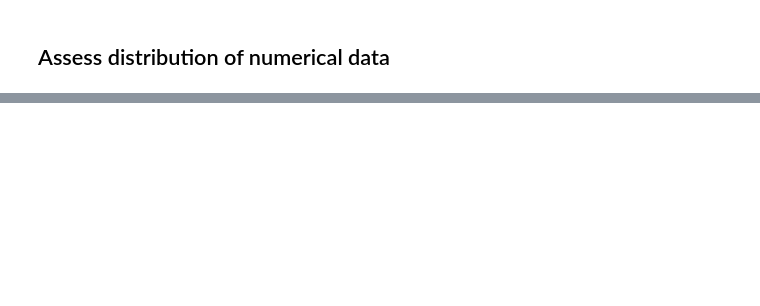
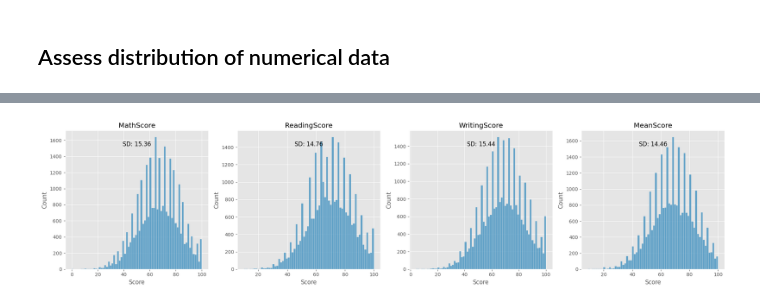
Before and after one commit to A-Hoenig/student-AI, a Jupyter notebook: jupyter_notebooks/Notebook_3_eda.ipynb, the cells around one changed output, grey strips where cells are left out. Cells and saved outputs as stored; diff of their text form; code cells hidden in the pictures; blank space fills up the shorter version.

Commit message:
notebook3 numerical data analysis

```diff
--- a/jupyter_notebooks/Notebook_3_eda.ipynb
+++ b/jupyter_notebooks/Notebook_3_eda.ipynb
@@ -250,0 +282,12 @@ plt.title('Distribution of number of siblings');
+# %%
+summaries_dict = {}
+
+for column in columns:
+    summary = df[column].describe()
+    summaries_dict[column] = summary
+
+# Convert the dictionary of summaries into a DataFrame
+summaries_df = pd.DataFrame(summaries_dict)
+
+# Display DataFrames
+print(summaries_df)
@@ -250,0 +304,23 @@ plt.title('Distribution of number of siblings');
+# %%
+
+columns = ['MathScore', 'ReadingScore', 'WritingScore','MeanScore']
+
+plt.figure(figsize=(20, 5))
+
+for i, column in enumerate(columns, start=1):
+    plt.subplot(1, 4, i)
+    sns.histplot(df[column], fill=True)
+    plt.title(column)
+    plt.xlabel('Score')
+    plt.ylabel('Count')
+
+    #add standard deviation to plots
+    std_dev = df[column].std()
+    plt.text(x=0.5, y=0.9, s=f'SD: {std_dev:.2f}',
+             horizontalalignment='center', verticalalignment='center',
+             transform=plt.gca().transAxes, fontsize=12)
+
+plt.tight_layout()
+plt.show()
+# %% [output]
+[figure, added]
```
Also changed, not shown: parts of 14 cells of this notebook.
